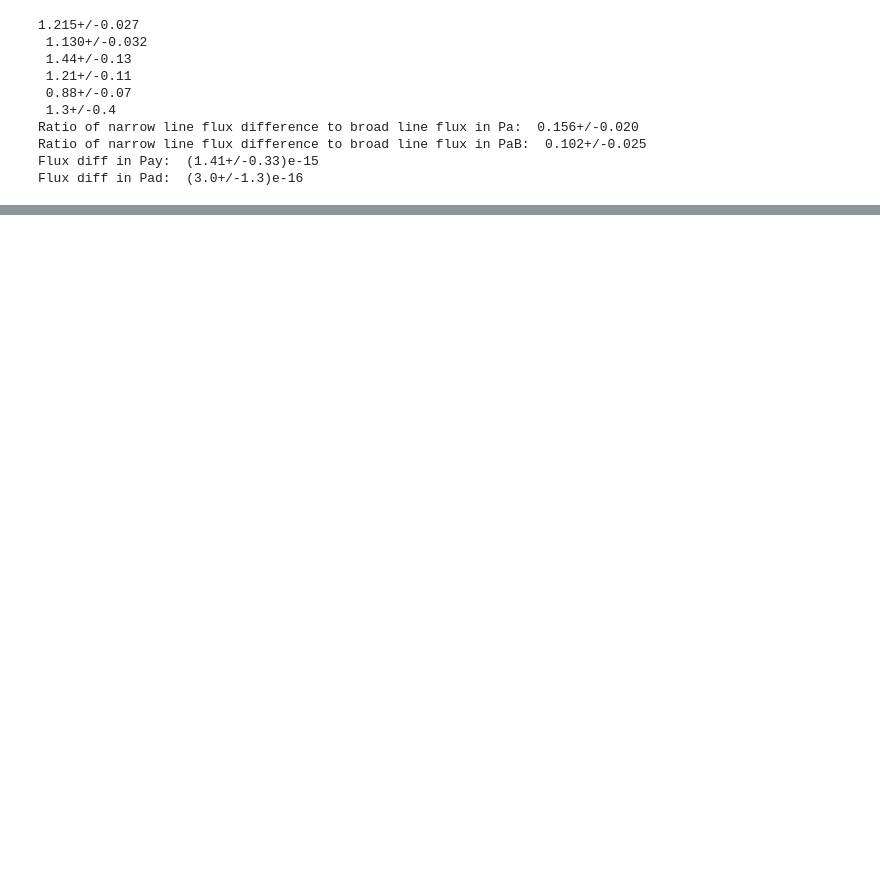
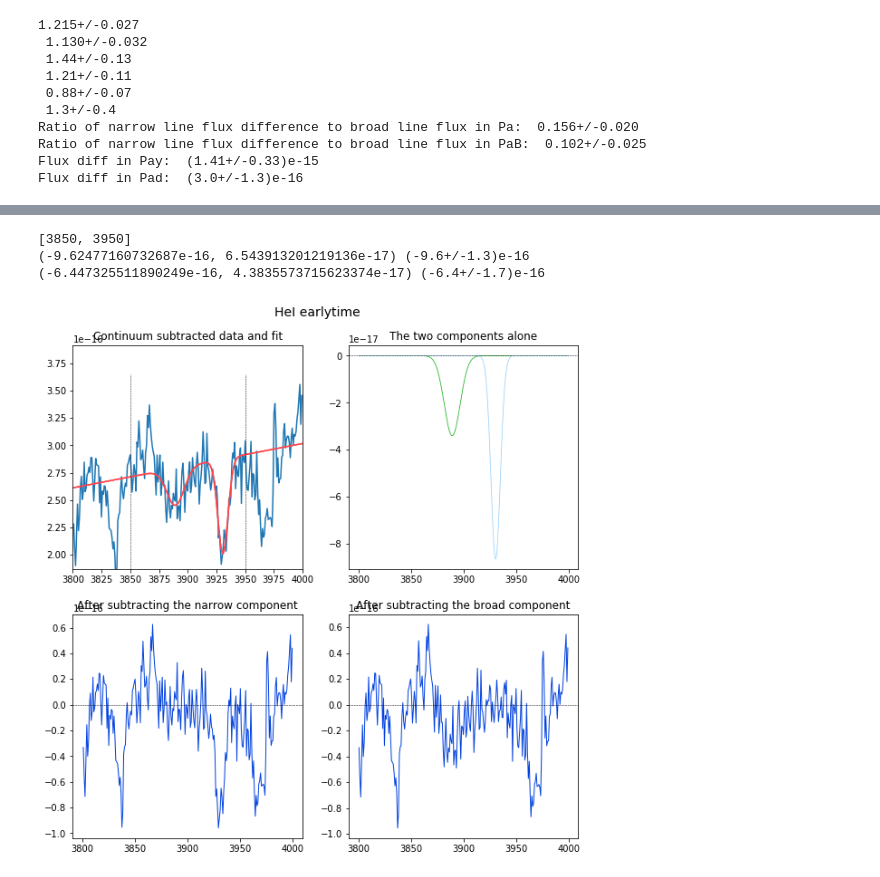
Before and after one commit to thmire/sharing-jupyter-notebooks, a Jupyter notebook: Linefits and extinctions.ipynb, the cells around one changed output, grey strips where cells are left out. Saved outputs shown, nothing was run; the diff lists cells and outputs as text; code cells hidden in the pictures; blank space fills up the shorter version.

```diff
--- a/Linefits and extinctions.ipynb
+++ b/Linefits and extinctions.ipynb
@@ -1509,6 +1098,11 @@ Hbeta = do_fit(ISIS_blue,[4800,4900],[4825,4875],4860,title=r'H$\beta$ earlytime
 # %%
-Hbeta = do_fit(ISIS_blue,[3800,4000],[3850,3950],3889,title=r'HeI earlytime')
+CaNIR = do_fit(ISIS_blue,[3800,4000],[3850,3950],3889,title=r'HeI earlytime')
 #plt.savefig('/home/treynolds/data/iras23436/notebooks2/Hbeta.pdf',bbox_inches='tight')
+# %% [output]
+[3850, 3950]
+(-9.62477160732687e-16, 6.543913201219136e-17) (-9.6+/-1.3)e-16
+(-6.447325511890249e-16, 4.3835573715623374e-17) (-6.4+/-1.7)e-16
+[figure, added]
 # %%
 Spex_wl = np.loadtxt('/home/UTU/thmire/data/iras23436/specplots/SPEX_new_wl.txt',unpack='yes')[1] *1E4
 Spex_flux = np.loadtxt('/home/UTU/thmire/data/iras23436/specplots/SPEX_new_flux.txt',unpack='yes')[1]
```
Also changed, not shown: parts of 25 cells of this notebook.
